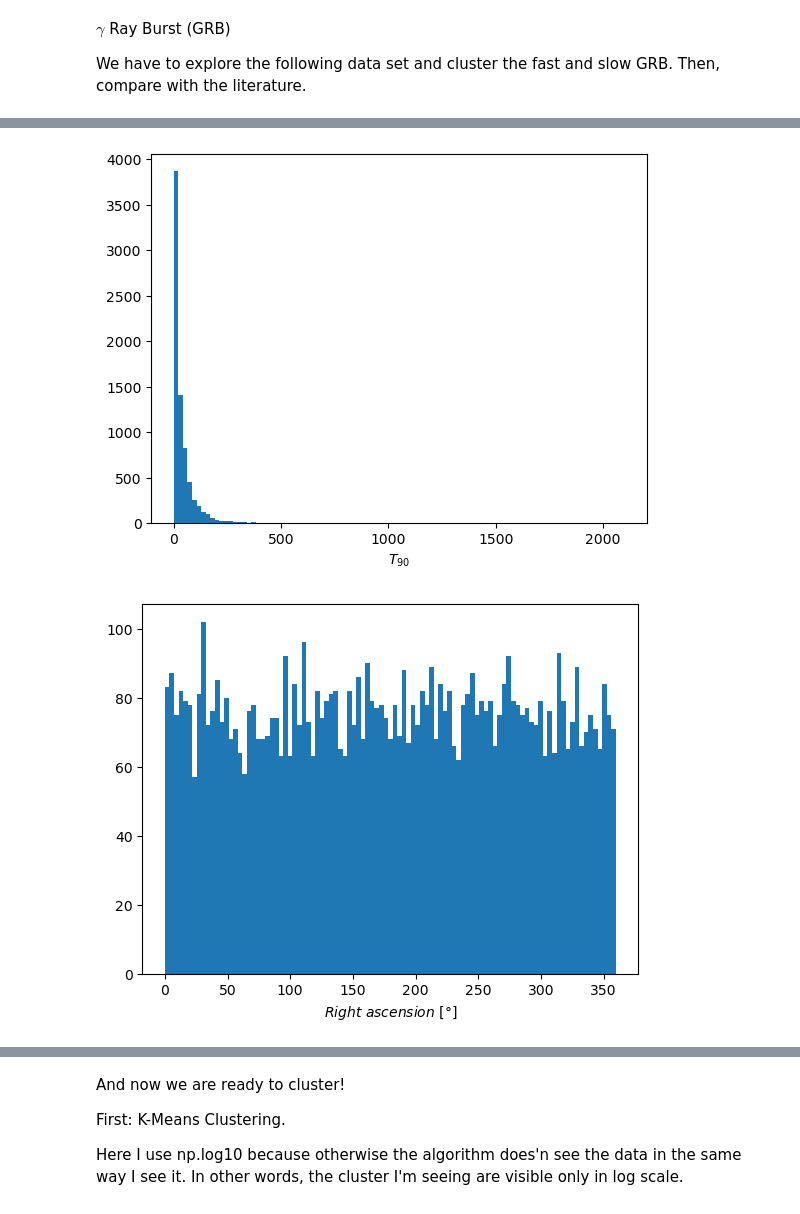
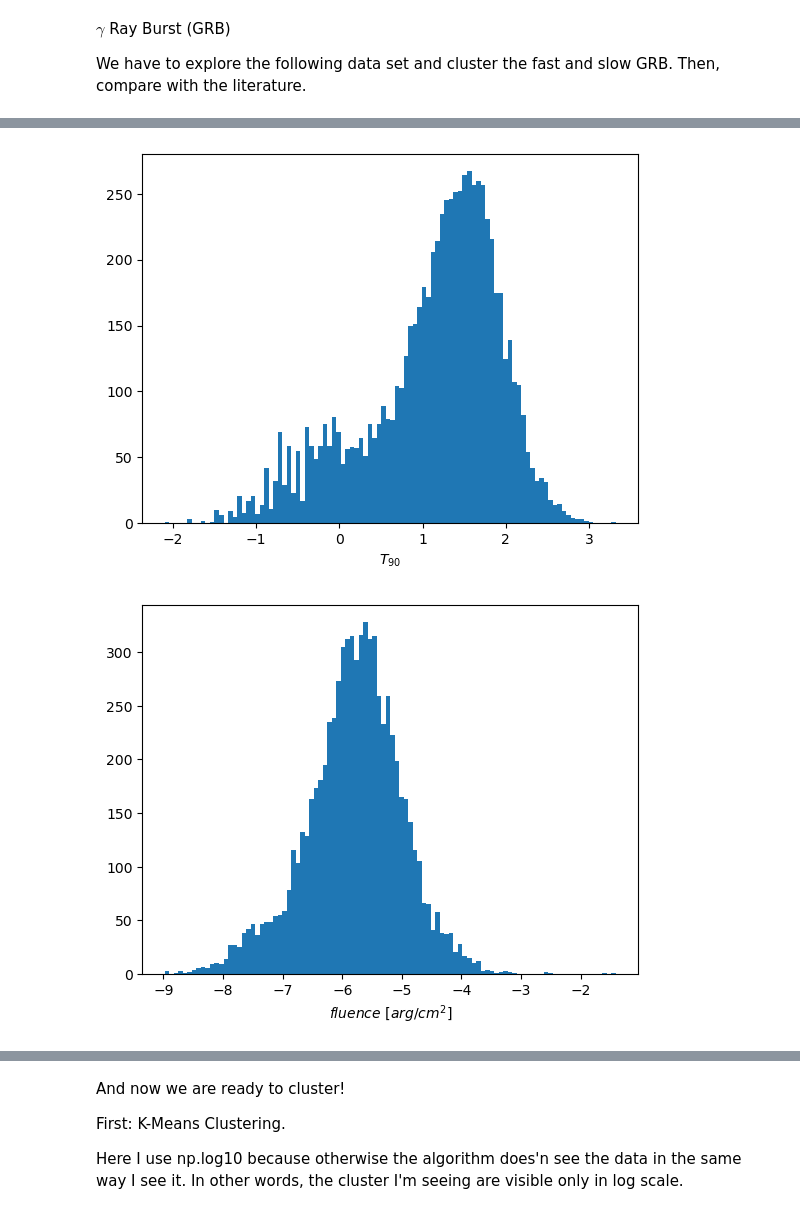
Before and after one commit to Ale5606/ilovegit, a Jupyter notebook: ML/280425/L14.ipynb, the cells around one changed output, grey strips where cells are left out. Saved outputs shown, nothing was run; the diff lists cells and outputs as text; code cells hidden in the pictures.

```diff
--- a/ML/280425/L14.ipynb
+++ b/ML/280425/L14.ipynb
@@ -41,55 +39,52 @@ fluence = np.array(fluence, dtype=float)
 ra = np.array(ra, dtype=float)
 decl = np.array(decl, dtype=float)
 
-
-for i in range(len(T90)):
-    if T90[i] == -999 or fluence[i] == -999 or ra[i]  == -999 or decl[i] == -999:
-        T90[i] = -1000
-        fluence[i] = -1000
-        ra[i] = -1000
-        decl[i] = -1000
-
-T90 = T90[T90 != -1000]
-fluence = fluence[fluence != -1000]
-ra = ra[ra != -1000]
-decl = decl[decl != -1000]
+T90, fluence, ra, decl = T90[(T90 != -999) & (fluence != -999) & (ra !=-999) & (decl != -999) ], fluence[(T90 != -999) & (fluence != -999) & (ra !=-999) & (decl != -999) ], ra[(T90 != -999) & (fluence != -999) & (ra !=-999) & (decl != -999) ], decl[(T90 != -999) & (fluence != -999) & (ra !=-999) & (decl != -999) ]
 
 
-plt.hist(T90, bins=np.linspace(min(T90), max(T90), 100))
+plt.hist(np.log10(T90[T90 != 0]), bins=100)
 plt.xlabel('$T_{90}$')
+#plt.xscale('log')
 plt.show()
 
+plt.hist(np.log10(fluence[fluence != 0]), bins=100)
+plt.xlabel('$fluence \ [arg/cm^2]$')
+#plt.xscale('log')
+plt.show()
+
+'''
 plt.hist(ra, bins=np.linspace(min(ra), max(ra), 100))
 plt.xlabel('$Right \ ascension \ [°]$')
 plt.show()
 
 plt.hist(decl, bins=np.linspace(min(decl), max(decl), 100))
 plt.xlabel('$Declination \ [°]$')
 plt.show()
 
 plt.scatter(ra, decl)
 plt.xlabel('$Right \ ascension \ [°]$')
 plt.ylabel('$Declination \ [°]$')
 plt.show()
 
 plt.scatter(T90, ra)
 plt.xlabel('$T_{90} \ [s]$')
 plt.ylabel('$Right \ ascension \ [°]$')
 plt.xscale('log')
 plt.show()
 
 plt.scatter(T90, decl)
 plt.xlabel('$T_{90} \ [s]$')
 plt.ylabel('$Declination \ [°]$')
 plt.xscale('log')
 plt.show()
+'''
 
 plt.scatter(T90, fluence)
 plt.xscale('log')
 plt.yscale('log')
 plt.xlabel('$T_{90} \ [s]$')
 plt.ylabel('$fluence \ [erg/cm^2]$')
 plt.show()
 # %% [output]
-[figure, old version]
+[figure, new version]
-[figure, old version]
+[figure, new version]
```
Also changed, not shown: parts of 2 cells of this notebook, 1 other file.
